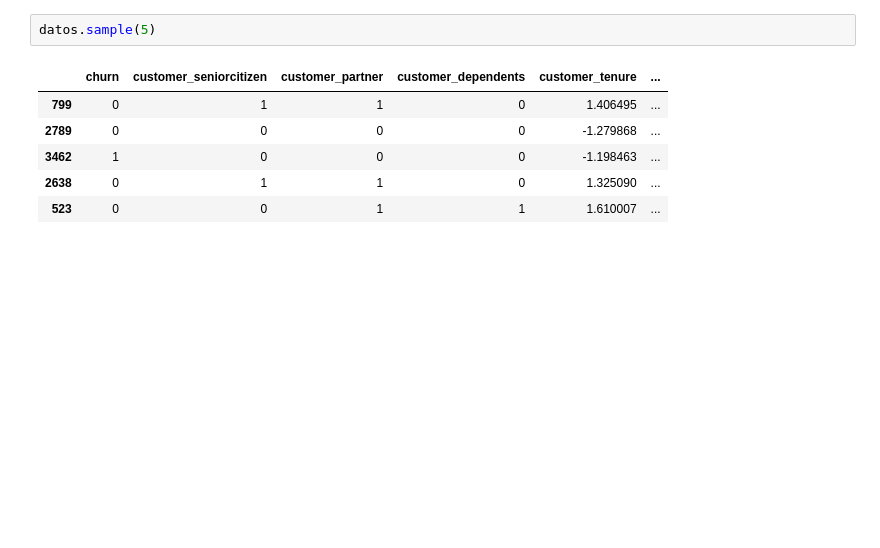
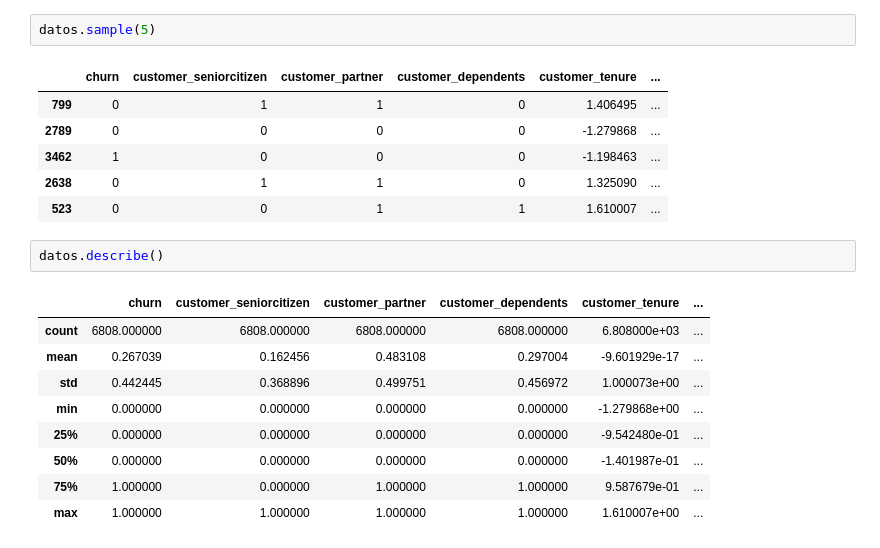
Before and after one commit to JCSR2022/challenge3-data-science-Alura, a Jupyter notebook: challenge3_data_science_Alura_.ipynb, the cells around one changed output. Saved outputs shown, nothing was run; the diff lists cells and outputs as text; blank space fills up the shorter version.

```diff
--- a/challenge3_data_science_Alura_.ipynb
+++ b/challenge3_data_science_Alura_.ipynb
@@ -61,3 +74,15 @@ datos.sample(5)
 | 3462 | 1 | 0 | 0 | 0 | -1.198463 | ... |
 | 2638 | 0 | 1 | 1 | 0 | 1.325090 | ... |
 | 523 | 0 | 0 | 1 | 1 | 1.610007 | ... |
+# %%
+datos.describe()
+# %% [output]
+|  | churn | customer_seniorcitizen | customer_partner | customer_dependents | customer_tenure | ... |
+| count | 6808.000000 | 6808.000000 | 6808.000000 | 6808.000000 | 6.808000e+03 | ... |
+| mean | 0.267039 | 0.162456 | 0.483108 | 0.297004 | -9.601929e-17 | ... |
+| std | 0.442445 | 0.368896 | 0.499751 | 0.456972 | 1.000073e+00 | ... |
+| min | 0.000000 | 0.000000 | 0.000000 | 0.000000 | -1.279868e+00 | ... |
+| 25% | 0.000000 | 0.000000 | 0.000000 | 0.000000 | -9.542480e-01 | ... |
+| 50% | 0.000000 | 0.000000 | 0.000000 | 0.000000 | -1.401987e-01 | ... |
+| 75% | 1.000000 | 0.000000 | 1.000000 | 1.000000 | 9.587679e-01 | ... |
+| max | 1.000000 | 1.000000 | 1.000000 | 1.000000 | 1.610007e+00 | ... |
```
Also changed, not shown: parts of 11 cells of this notebook.
